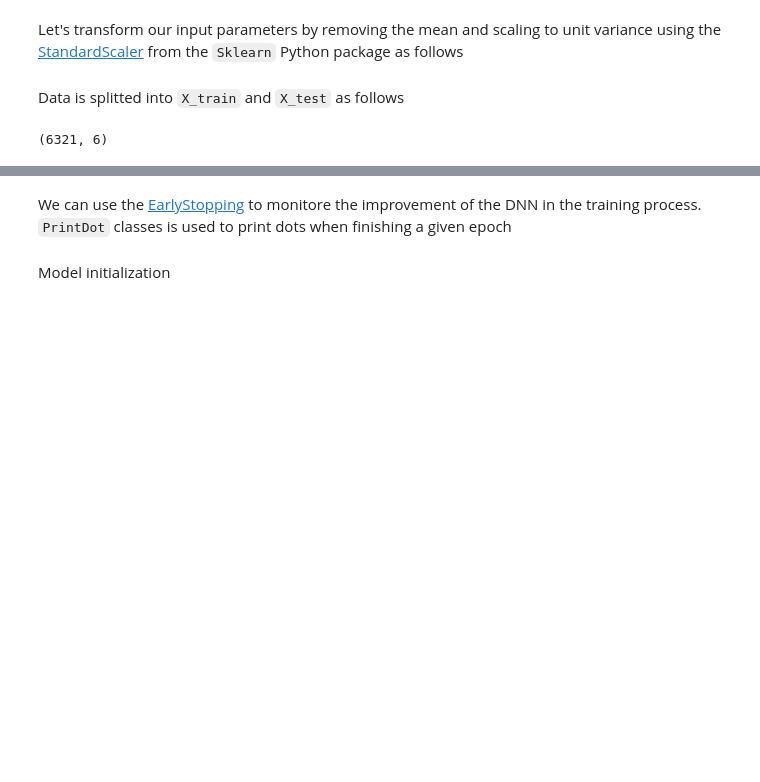
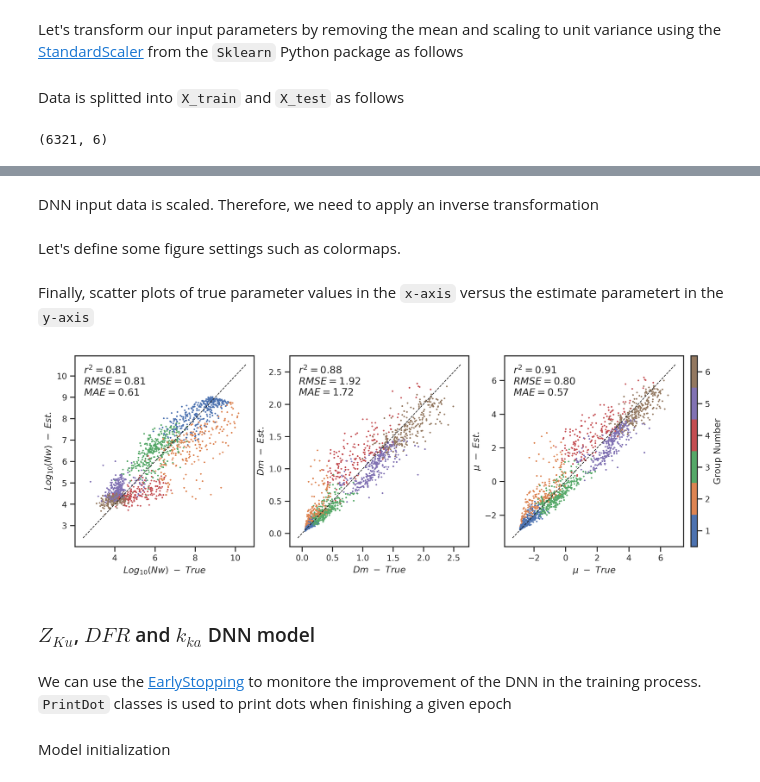
Before and after one commit to aladinor/Ladino_et_al_2025_DNN_PSD_retrieval, a Jupyter notebook: notebooks/3.PSD_DNN_Training.ipynb, the cells around one changed output, grey strips where cells are left out. Drawn from its saved outputs; the diff is of its cells as text; code cells hidden in the pictures; blank space fills up the shorter version.

```diff
--- a/notebooks/3.PSD_DNN_Training.ipynb
+++ b/notebooks/3.PSD_DNN_Training.ipynb
@@ -108,0 +221,2 @@ Now, we define a function that represents our DNN in [Tensorflow](https://www.te
+# %%
+yhat = model.predict(X_test[:, :2])
@@ -108,0 +225,8 @@ Now, we define a function that represents our DNN in [Tensorflow](https://www.te
+# %% [markdown]
+DNN input data is scaled. Therefore, we need to apply an inverse transformation
+# %%
+yhat = scaler_y.inverse_transform(yhat)
+# %%
+y_test_unscaled = scaler_y.inverse_transform(X_test[:, 3:])
+# %% [markdown]
+Let's define some figure settings such as colormaps.
@@ -109,3 +237,55 @@ Now, we define a function that represents our DNN in [Tensorflow](https://www.te
+# %% [markdown]
+Finally, scatter plots of true parameter values in the `x-axis` versus the estimate parametert in the `y-axis`
+# %%
+fig, (ax, ax1, ax2) = plt.subplots(1, 3, figsize=(13, 4), dpi=300)
+ax.scatter(y_test_unscaled[:, 0], yhat[:, 0], s=1, c=y_test.kmeans, cmap=my_cmap6)
+ax.set_xlabel(r"$Log_{10}(Nw) \ - \ True $")
+ax.set_ylabel(r"$Log_{10}(Nw) \ - \ Est. $")
+x = np.linspace(*ax.get_xlim())
+ax.plot(x, x, c='k', ls='--', lw=0.8)
+rmse, mae, corr1 = metrics_pd(y_test_unscaled[:, 0], yhat[:, 0])
+
+textstr = '\n'.join((
+    r'$r^2=%.2f$' % (corr1, ),
+    r'$RMSE=%.2f$' % (rmse, ),
+    r'$MAE=%.2f$' % (mae, )))
+ax.text(0.05, 0.95, textstr, transform=ax.transAxes, fontsize=12,
+        verticalalignment='top')
+
+ax1.scatter(y_test_unscaled[:, 1], yhat[:, 1], s=1, c=y_test.kmeans, cmap=my_cmap6)
+ax1.set_xlabel(r"$Dm \ - \ True $")
+ax1.set_ylabel(r"$Dm \ - \ Est. $")
+x = np.linspace(*ax1.get_xlim())
+ax1.plot(x, x, c='k', ls='--', lw=0.8)
+rmse, mae, corr1 = metrics_pd(y_test_unscaled[:, 1], yhat[:, 2])
+textstr = '\n'.join((
+    r'$r^2=%.2f$' % (corr1, ),
+    r'$RMSE=%.2f$' % (rmse, ),
+    r'$MAE=%.2f$' % (mae, )))
+ax1.text(0.05, 0.95, textstr, transform=ax1.transAxes, fontsize=12,
+        verticalalignment='top')
+
+sc1 = ax2.scatter(y_test_unscaled[:, 2], yhat[:, 2], s=1, c=y_test.kmeans, cmap=my_cmap6)
+ax2.set_xlabel(r"$\mu  \ - \ True $")
+ax2.set_ylabel(r"$\mu \ - \ Est. $")
+rmse, mae, corr1 = metrics_pd(y_test_unscaled[:, 2], yhat[:, 2])
+textstr = '\n'.join((
+    r'$r^2=%.2f$' % (corr1, ),
+    r'$RMSE=%.2f$' % (rmse, ),
+    r'$MAE=%.2f$' % (mae, )))
+ax2.text(0.05, 0.95, textstr, transform=ax2.transAxes, fontsize=12,
+        verticalalignment='top')
+x = np.linspace(*ax2.get_xlim())
+ax2.plot(x, x, c='k', ls='--', lw=0.8)
+plt.tight_layout()
+cbar = fig.colorbar(sc1, ax=[ax, ax1, ax2], aspect=30, pad=0.01, label='Group Number')
+tick_locs = ((np.arange(n_c) + 0.5) * (n_c - 1) / n_c) +1
+cbar.set_ticks(tick_locs)
+cbar.set_ticklabels(np.arange(1, n_c+1))
+# %% [output]
+[figure, added]
+# %% [markdown]
+### $Z_{Ku}$, $DFR$ and $k_{ka}$ DNN model
 # %%
 def build_model():
     model = tf.keras.models.Sequential() # model instantiation
```
Also changed, not shown: parts of 30 cells of this notebook.
